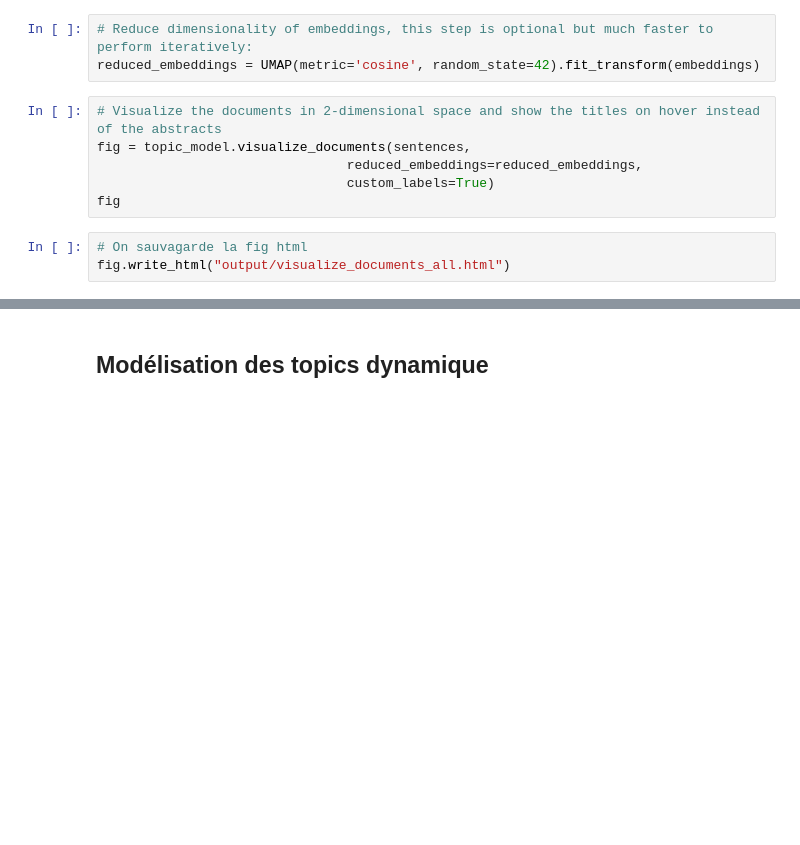
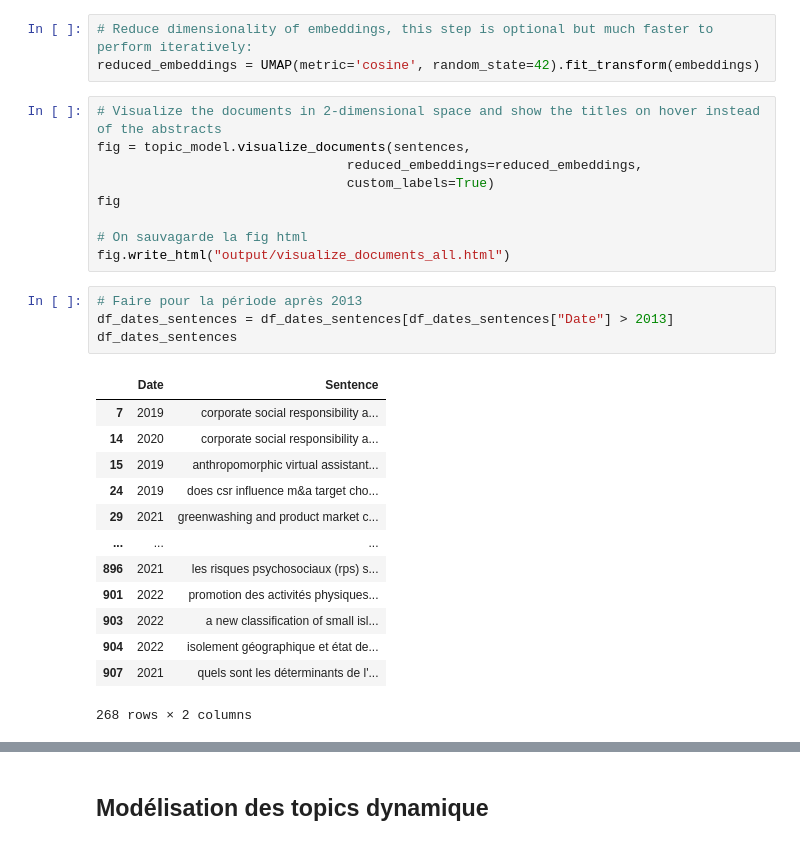
Before and after one commit to moblangeois/Topic-modeling-articles-CleRMa, a Jupyter notebook: Topic modeling.ipynb, the cells around one changed output, grey strips where cells are left out. Drawn from its saved outputs; the diff is of its cells as text; blank space fills up the shorter version.

Commit message:
Ajouts après 2013 & après 2018

```diff
--- a/Topic modeling.ipynb
+++ b/Topic modeling.ipynb
@@ -228,6 +219,24 @@ fig = topic_model.visualize_documents(sentences,
                                 reduced_embeddings=reduced_embeddings,
                                 custom_labels=True)
 fig
+
+# On sauvagarde la fig html
+fig.write_html("output/visualize_documents_all.html")
-# %%
-# On sauvagarde la fig html
-fig.write_html("output/visualize_documents_all.html")
+# %%
+# Faire pour la période après 2013
+df_dates_sentences = df_dates_sentences[df_dates_sentences["Date"] > 2013]
+df_dates_sentences
+# %% [output]
+|  | Date | Sentence |
+| 7 | 2019 | corporate social responsibility a... |
+| 14 | 2020 | corporate social responsibility a... |
+| 15 | 2019 | anthropomorphic virtual assistant... |
+| 24 | 2019 | does csr influence m&a target cho... |
+| 29 | 2021 | greenwashing and product market c... |
+| ... | ... | ... |
+| 896 | 2021 | les risques psychosociaux (rps) s... |
+| 901 | 2022 | promotion des activités physiques... |
+| 903 | 2022 | a new classification of small isl... |
+| 904 | 2022 | isolement géographique et état de... |
+| 907 | 2021 | quels sont les déterminants de l'... |
+268 rows × 2 columns
```
Also changed, not shown: parts of 6 cells of this notebook, 4 other files.
